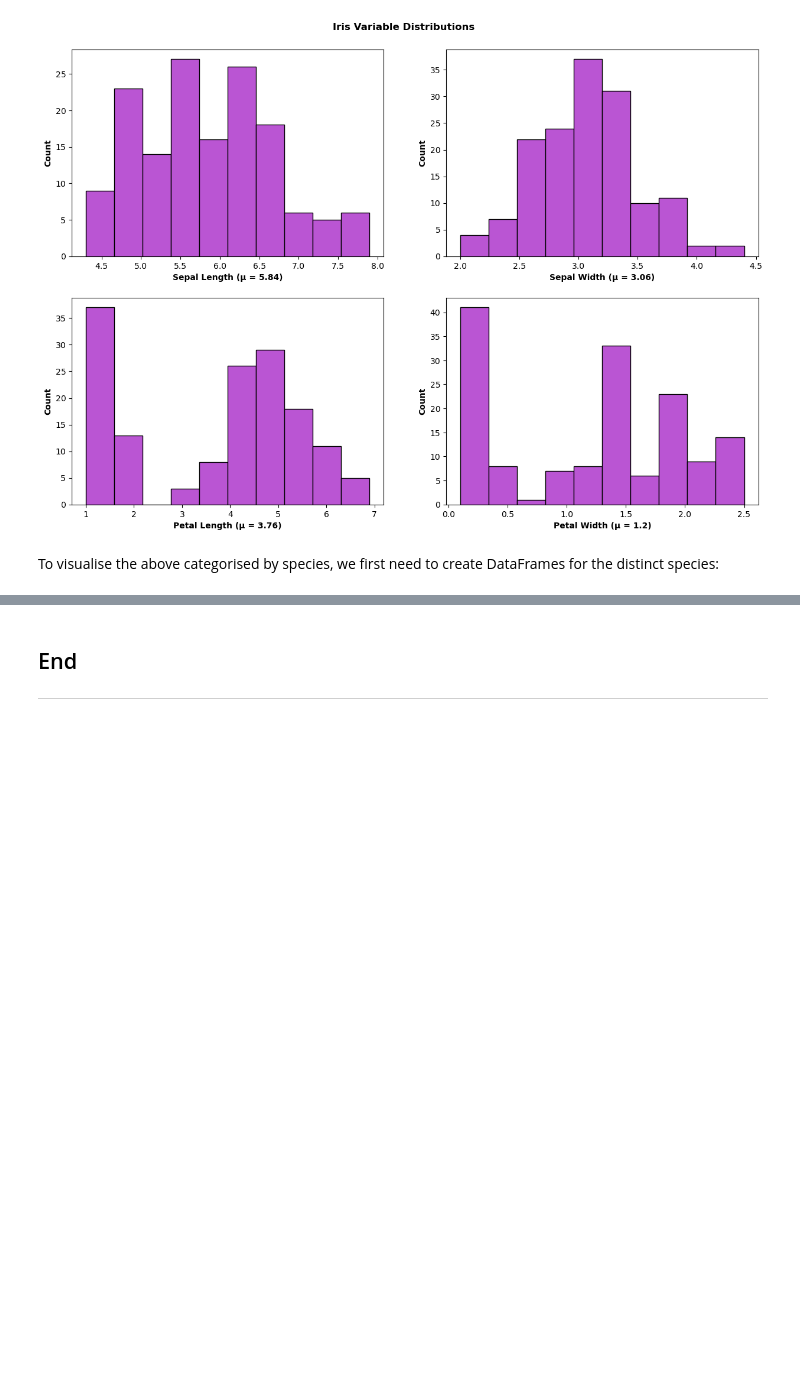
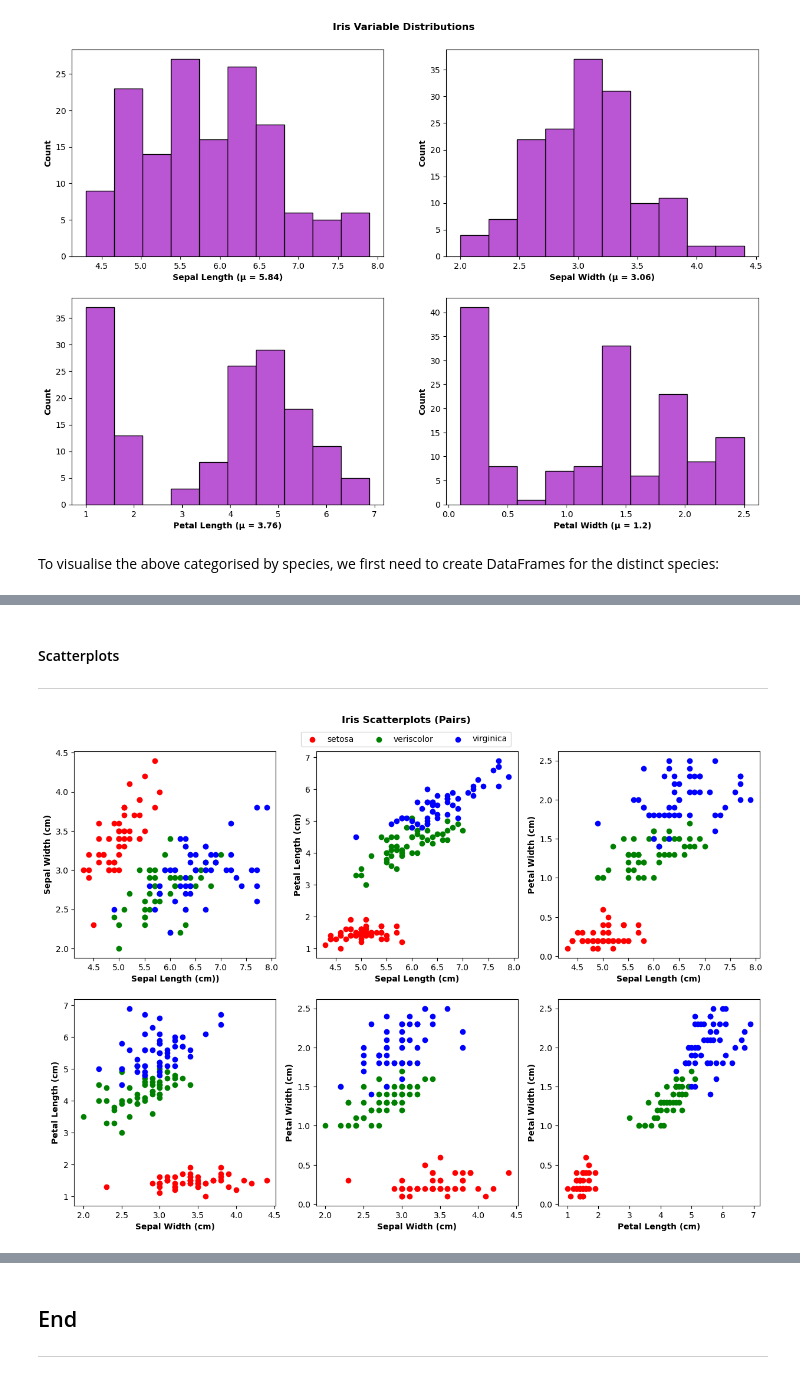
Before and after one commit to fdennehy/pands-project, a Jupyter notebook: iris.ipynb, the cells around one changed output, grey strips where cells are left out. Cells and saved outputs as stored; diff of their text form; code cells hidden in the pictures; blank space fills up the shorter version.

```diff
--- a/iris.ipynb
+++ b/iris.ipynb
@@ -156,0 +159,66 @@ plt.savefig('Iris_dist_by_species.png')
+# %% [markdown]
+#### Scatterplots
+
+***
+# %%
+# https://matplotlib.org/stable/api/_as_gen/matplotlib.pyplot.legend.html
+
+# Create a new figure and sets of axes, split into 2 rows and 3 columns.
+fig, ax = plt.subplots(2,3)
+
+# Set figure title, size & label
+fig.suptitle('Iris Scatterplots (Pairs)', y=.94, fontweight = 900)
+fig.set_figheight(10)
+fig.set_figwidth(15)
+
+# Plot each pair of variables (6 pairs in total) against each other in scatterplots.
+
+# First Pair: sepal length vs. sepal width
+ax[0,0].scatter(setosa_df["sepal_length"], setosa_df["sepal_width"], color="red")
+ax[0,0].scatter(versicolor_df["sepal_length"], versicolor_df["sepal_width"], color="green")
+ax[0,0].scatter(virginica_df["sepal_length"], virginica_df["sepal_width"], color="blue")
+ax[0,0].set_xlabel("Sepal Length (cm))", fontweight = 550)
+ax[0,0].set_ylabel("Sepal Width (cm)", fontweight = 550)
+
+# Second Pair: sepal length vs. petal length
+ax[0,1].scatter(setosa_df["sepal_length"], setosa_df["petal_length"], color="red")
+ax[0,1].scatter(versicolor_df["sepal_length"], versicolor_df["petal_length"], color="green")
+ax[0,1].scatter(virginica_df["sepal_length"], virginica_df["petal_length"], color="blue")
+ax[0,1].set_xlabel("Sepal Length (cm)", fontweight = 550)
+ax[0,1].set_ylabel("Petal Length (cm)", fontweight = 550)
+
+# Third Pair: sepal length vs. petal width
+ax[0,2].scatter(setosa_df["sepal_length"], setosa_df["petal_width"], color="red")
+ax[0,2].scatter(versicolor_df["sepal_length"], versicolor_df["petal_width"], color="green")
+ax[0,2].scatter(virginica_df["sepal_length"], virginica_df["petal_width"], color="blue")
+ax[0,2].set_xlabel("Sepal Length (cm)", fontweight = 550)
+ax[0,2].set_ylabel("Petal Width (cm)", fontweight = 550)
+
+# Fourth Pair: sepal width vs. petal length
+ax[1,0].scatter(setosa_df["sepal_width"], setosa_df["petal_length"], color="red")
+ax[1,0].scatter(versicolor_df["sepal_width"], versicolor_df["petal_length"], color="green")
+ax[1,0].scatter(virginica_df["sepal_width"], virginica_df["petal_length"], color="blue")
+ax[1,0].set_xlabel("Sepal Width (cm)", fontweight = 550)
+ax[1,0].set_ylabel("Petal Length (cm)", fontweight = 550)
+
+# Fifth Pair: sepal width vs. petal width
+ax[1,1].scatter(setosa_df["sepal_width"], setosa_df["petal_width"], color="red")
+ax[1,1].scatter(versicolor_df["sepal_width"], versicolor_df["petal_width"], color="green")
+ax[1,1].scatter(virginica_df["sepal_width"], virginica_df["petal_width"], color="blue")
+ax[1,1].set_xlabel("Sepal Width (cm)", fontweight = 550)
+ax[1,1].set_ylabel("Petal Width (cm)", fontweight = 550)
+
+# Sixth Pair: petal length vs. petal width
+ax[1,2].scatter(setosa_df["petal_length"], setosa_df["petal_width"], color="red")
+ax[1,2].scatter(versicolor_df["petal_length"], versicolor_df["petal_width"], color="green")
+ax[1,2].scatter(virginica_df["petal_length"], virginica_df["petal_width"], color="blue")
+ax[1,2].set_xlabel("Petal Length (cm)", fontweight = 550)
+ax[1,2].set_ylabel("Petal Width (cm)", fontweight = 550)
+
+# Add legend to the figure with appropriate positioning
+fig.legend(['setosa','veriscolor','virginica'], loc='upper center', bbox_to_anchor=(0.5,0.92), ncol=3)
+
+# Save to png
+plt.savefig('Iris_Scatterplots_2D.png')
+# %% [output]
+[figure, added]
```
Also changed, not shown: parts of 3 cells of this notebook, 3 other files.
